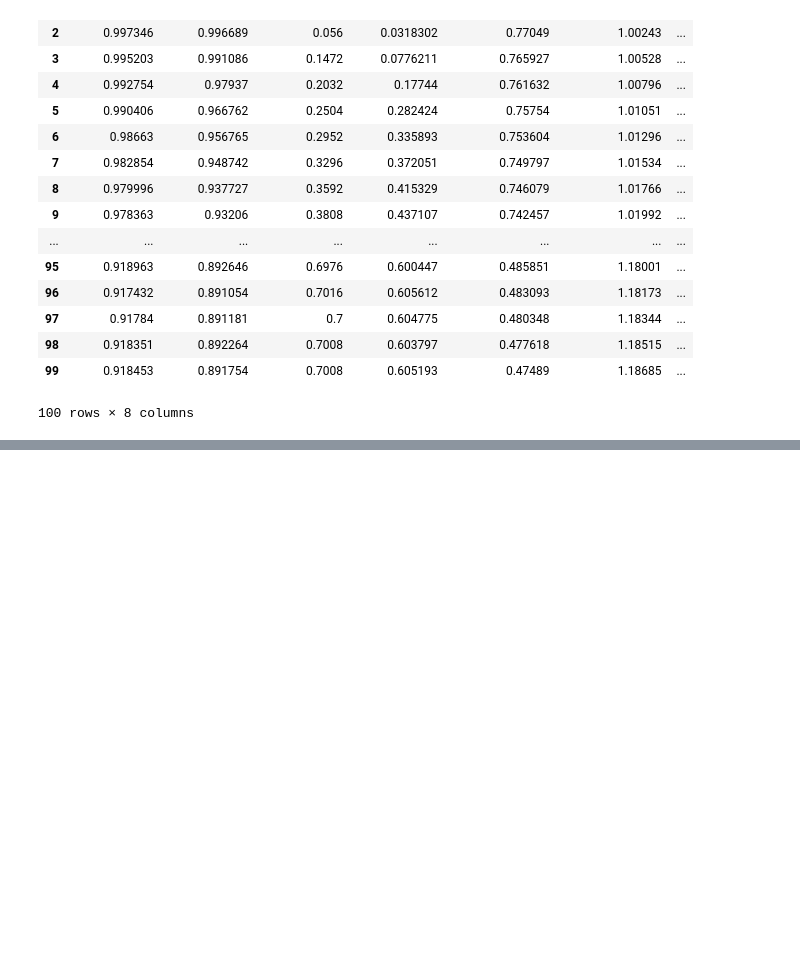
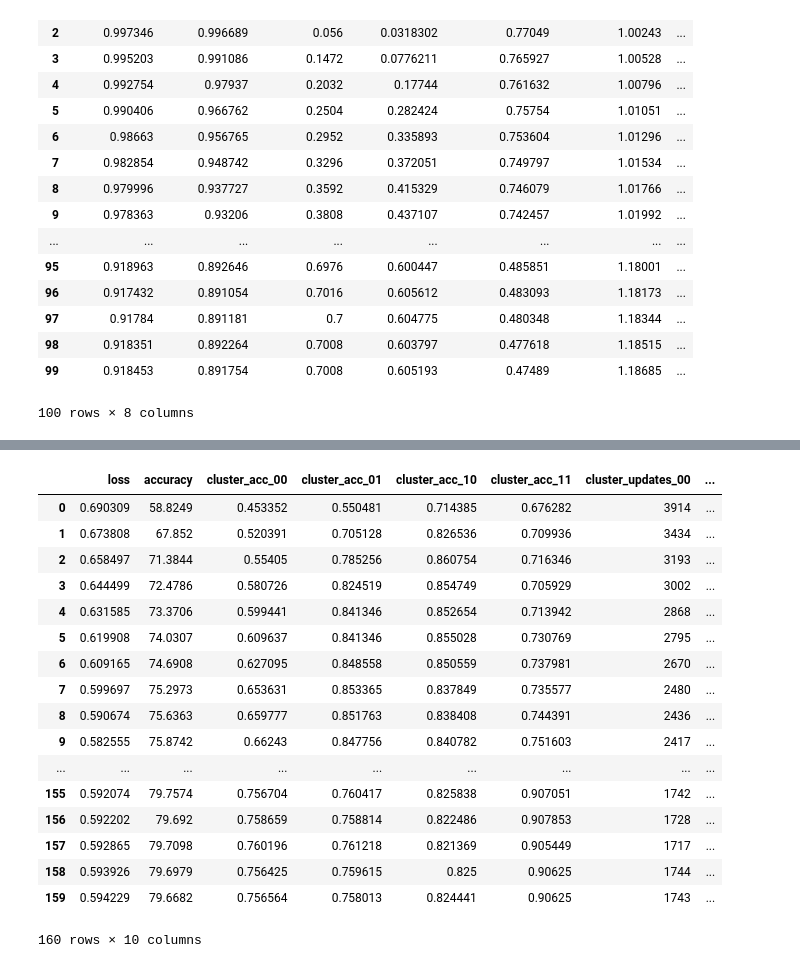
Before and after one commit to ghayat2/Agnostic_Fairness, a Jupyter notebook: Logistic_Regression/analysis.ipynb, the cells around one changed output, grey strips where cells are left out. Saved outputs shown, nothing was run; the diff lists cells and outputs as text; code cells hidden in the pictures; blank space fills up the shorter version.

```diff
--- a/Logistic_Regression/analysis.ipynb
+++ b/Logistic_Regression/analysis.ipynb
@@ -283,0 +378,21 @@ history_3d_not_balanced_init[[c for c in history_3d_not_balanced_init.columns if
+# %%
+pd.read_pickle("base_rate_models/checkpoints/model_ep_160/Run_0/trial_0/combined/train_history.pkl")
+# %% [output]
+|  | loss | accuracy | cluster_acc_00 | cluster_acc_01 | cluster_acc_10 | cluster_acc_11 | cluster_updates_00 | ... |
+| 0 | 0.690309 | 58.8249 | 0.453352 | 0.550481 | 0.714385 | 0.676282 | 3914 | ... |
+| 1 | 0.673808 | 67.852 | 0.520391 | 0.705128 | 0.826536 | 0.709936 | 3434 | ... |
+| 2 | 0.658497 | 71.3844 | 0.55405 | 0.785256 | 0.860754 | 0.716346 | 3193 | ... |
+| 3 | 0.644499 | 72.4786 | 0.580726 | 0.824519 | 0.854749 | 0.705929 | 3002 | ... |
+| 4 | 0.631585 | 73.3706 | 0.599441 | 0.841346 | 0.852654 | 0.713942 | 2868 | ... |
+| 5 | 0.619908 | 74.0307 | 0.609637 | 0.841346 | 0.855028 | 0.730769 | 2795 | ... |
+| 6 | 0.609165 | 74.6908 | 0.627095 | 0.848558 | 0.850559 | 0.737981 | 2670 | ... |
+| 7 | 0.599697 | 75.2973 | 0.653631 | 0.853365 | 0.837849 | 0.735577 | 2480 | ... |
+| 8 | 0.590674 | 75.6363 | 0.659777 | 0.851763 | 0.838408 | 0.744391 | 2436 | ... |
+| 9 | 0.582555 | 75.8742 | 0.66243 | 0.847756 | 0.840782 | 0.751603 | 2417 | ... |
+| ... | ... | ... | ... | ... | ... | ... | ... | ... |
+| 155 | 0.592074 | 79.7574 | 0.756704 | 0.760417 | 0.825838 | 0.907051 | 1742 | ... |
+| 156 | 0.592202 | 79.692 | 0.758659 | 0.758814 | 0.822486 | 0.907853 | 1728 | ... |
+| 157 | 0.592865 | 79.7098 | 0.760196 | 0.761218 | 0.821369 | 0.905449 | 1717 | ... |
+| 158 | 0.593926 | 79.6979 | 0.756425 | 0.759615 | 0.825 | 0.90625 | 1744 | ... |
+| 159 | 0.594229 | 79.6682 | 0.756564 | 0.758013 | 0.824441 | 0.90625 | 1743 | ... |
+160 rows × 10 columns
```
Also changed, not shown: parts of 5 cells of this notebook, 4 other files.
